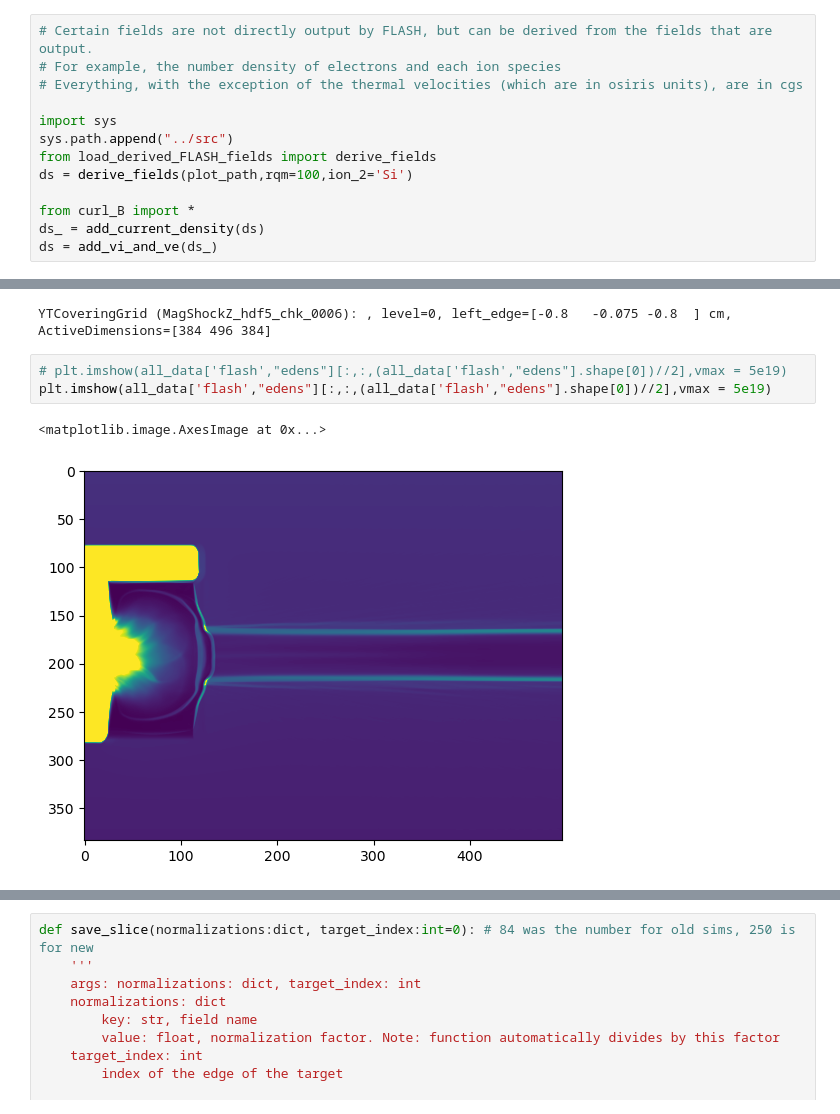
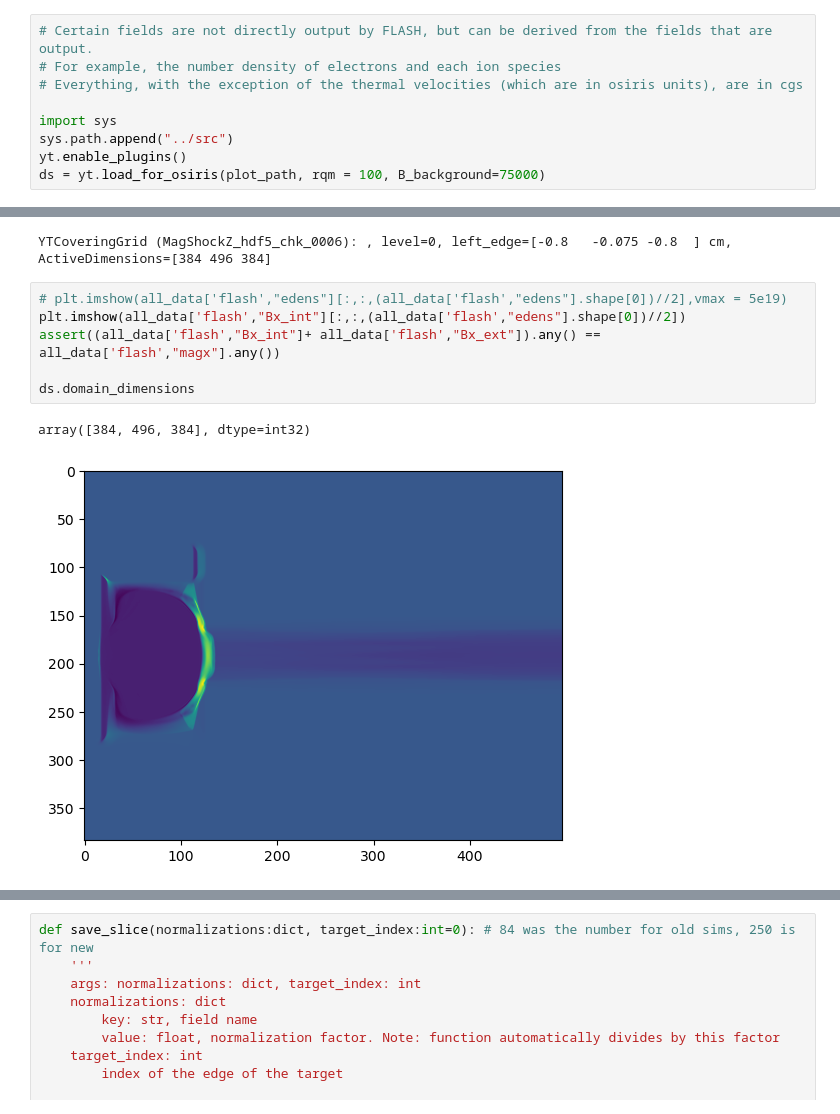
Before and after one commit to Schaeffer-Lab/MagShockZ, a Jupyter notebook: python-fortran_interface/write-FLASH-fields.ipynb, the cells around one changed output, grey strips where cells are left out. Cells and saved outputs as stored; diff of their text form.

```diff
--- a/python-fortran_interface/write-FLASH-fields.ipynb
+++ b/python-fortran_interface/write-FLASH-fields.ipynb
@@ -27,10 +28,6 @@ if not output_dir.exists():
 
 import sys
 sys.path.append("../src")
-from load_derived_FLASH_fields import derive_fields
-ds = derive_fields(plot_path,rqm=100,ion_2='Si')
-
-from curl_B import *
-ds_ = add_current_density(ds)
-ds = add_vi_and_ve(ds_)
+yt.enable_plugins()
+ds = yt.load_for_osiris(plot_path, rqm = 100, B_background=75000)
 # %% [output]
@@ -62,10 +61,13 @@ all_data
 YTCoveringGrid (MagShockZ_hdf5_chk_0006): , level=0, left_edge=[-0.8   -0.075 -0.8  ] cm, ActiveDimensions=[384 496 384]
 # %%
 # plt.imshow(all_data['flash',"edens"][:,:,(all_data['flash',"edens"].shape[0])//2],vmax = 5e19)
-plt.imshow(all_data['flash',"edens"][:,:,(all_data['flash',"edens"].shape[0])//2],vmax = 5e19)
+plt.imshow(all_data['flash',"Bx_int"][:,:,(all_data['flash',"edens"].shape[0])//2])
+assert((all_data['flash',"Bx_int"]+ all_data['flash',"Bx_ext"]).any() == all_data['flash',"magx"].any())
+
+ds.domain_dimensions
 # %% [output]
-<matplotlib.image.AxesImage at 0x...>
+array([384, 496, 384], dtype=int32)
-[figure, old version]
+[figure, new version]
 # %%
 # All of these numbers come from the INITIAL conditions of FLASH, not the actual values at the given time
 
```
Also changed, not shown: parts of 9 cells of this notebook, 53 other files.
